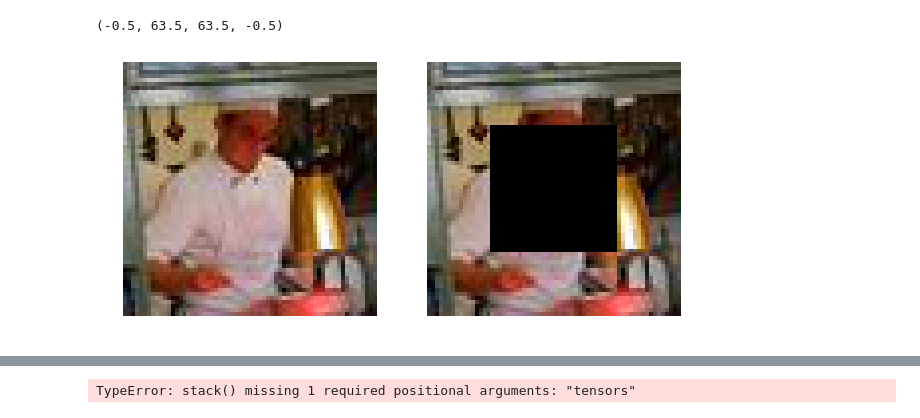
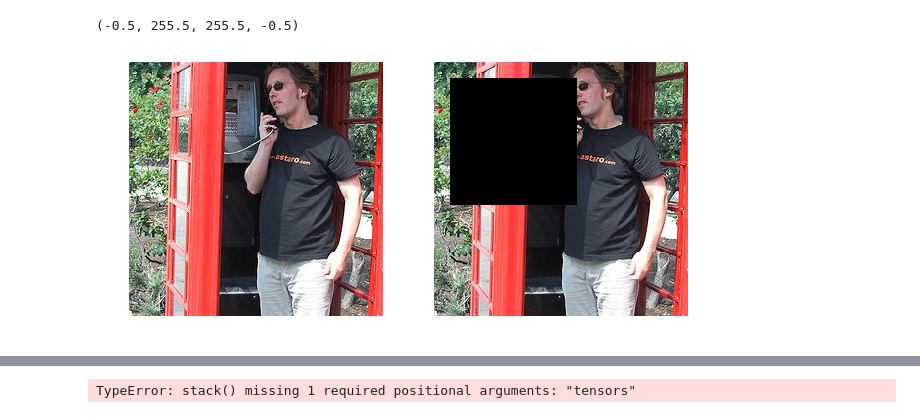
Before and after one commit to eldrickm/cs231n-finalproject-gan, a Jupyter notebook: WGAN/JMak's Coco Inpainting - L2 + GAN Discriminator.ipynb, the cells around one changed output, grey strips where cells are left out. Drawn from its saved outputs; the diff is of its cells as text; code cells hidden in the pictures.

```diff
--- a/WGAN/JMak's Coco Inpainting - L2 + GAN Discriminator.ipynb
+++ b/WGAN/JMak's Coco Inpainting - L2 + GAN Discriminator.ipynb
@@ -139,14 +250,14 @@ RuntimeError: expected a non-empty list of Tensors
 # %%
 fig = plt.figure(figsize=(10, 5))
 fig.add_subplot(1, 2, 1)
-plt.imshow(iterator.train_images[14].numpy().transpose(1, 2, 0))
+plt.imshow(iterator.train_images[2].numpy().transpose(1, 2, 0))
 plt.axis('off')
 fig.add_subplot(1, 2, 2)
-plt.imshow(iterator.noisy_train_images[14].numpy().transpose(1, 2, 0))
+plt.imshow(iterator.noisy_train_images[2].numpy().transpose(1, 2, 0))
 plt.axis('off')
 # %% [output]
-(-0.5, 63.5, 63.5, -0.5)
+(-0.5, 255.5, 255.5, -0.5)
-[figure, old version]
+[figure, new version]
 # %%
 class UNetGenerator(nn.Module):
     """Generator module."""
```
Also changed, not shown: parts of 9 cells of this notebook, 3 other files.
